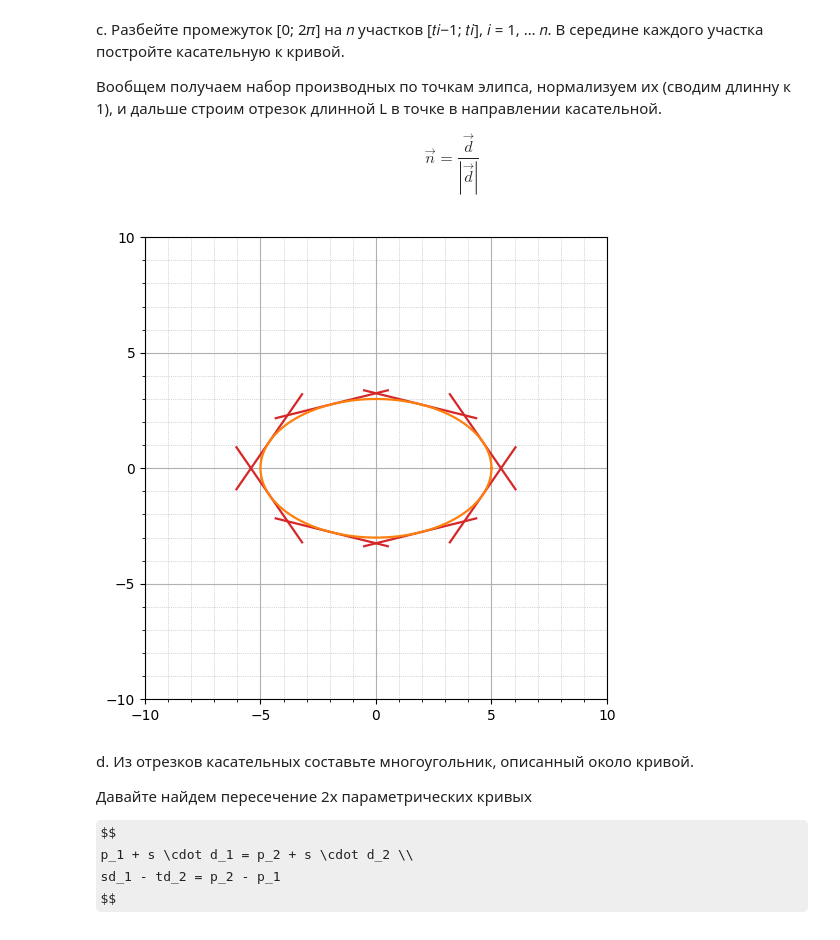
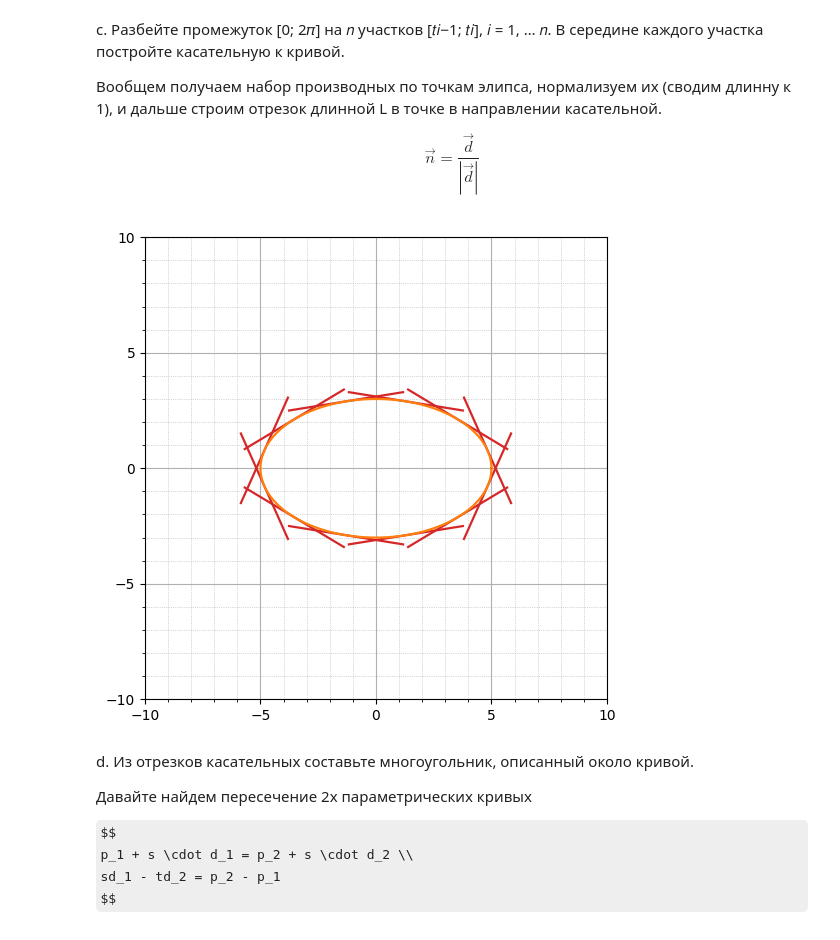
Before and after one commit to mikedegeofroy/itmo-computational-geometry, a Jupyter notebook: lab2/lab2.ipynb, the cells around one changed output. Saved outputs shown, nothing was run; the diff lists cells and outputs as text; code cells hidden in the pictures; some formulas as TeX source.

```diff
--- a/lab2/lab2.ipynb
+++ b/lab2/lab2.ipynb
@@ -88,7 +88,7 @@ b. Найдите уравнения касательных к кривым в
 
 $$ t_0 = \frac{\pi}{4} $$
 # %%
-t0 = np.pi / 4
+t0 = np.pi / 3
 
 # Координаты точки
 x0 = a * np.cos(t0)
@@ -131,7 +131,7 @@ $$
 \vec{n} = \frac{\vec{d}}{|\vec{d}|}
 $$
 # %%
-n = 8
+n = 12
 L = 5
 
 t_edges = np.linspace(0, 2 * np.pi, n + 1)
@@ -140,34 +140,34 @@ t_mid = (t_edges[:-1] + t_edges[1:]) / 2
 x0 = a * np.cos(t_mid)
 y0 = b * np.sin(t_mid)
 
 dx = -a * np.sin(t_mid)
 dy =  b * np.cos(t_mid)
 
 norm = np.sqrt(dx**2 + dy**2)
 tx = dx / norm
 ty = dy / norm
 
 x1 = x0 - tx * L/2
 x2 = x0 + tx * L/2
 y1 = y0 - ty * L/2
 y2 = y0 + ty * L/2
 
 tangents = []
 for i in range(n):
     x_vals = np.linspace(x1[i], x2[i], 2)
     y_vals = np.linspace(y1[i], y2[i], 2)
     tangent = np.column_stack((x_vals, y_vals, np.ones_like(x_vals)))
     tangents.append((tangent, {"color": "tab:red"}))
 
 plot(
     *tangents,
     (ellipse, {"color": "tab:orange"}),
     lim=10,
     with_points=False,
     close=False
 )
 # %% [output]
-[figure, old version]
+[figure, new version]
 # %% [markdown]
 d. Из отрезков касательных составьте многоугольник, описанный около кривой.
 
```
Also changed, not shown: parts of 5 cells of this notebook, 4 other files.
